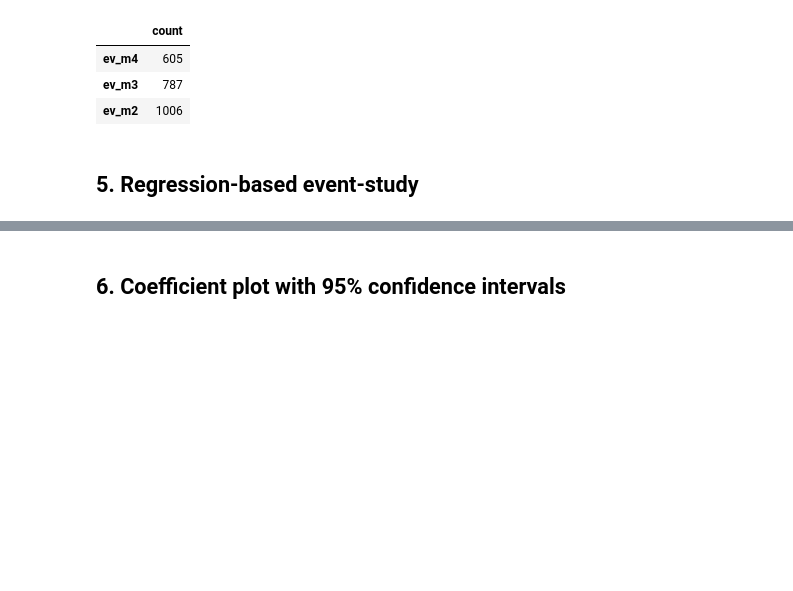
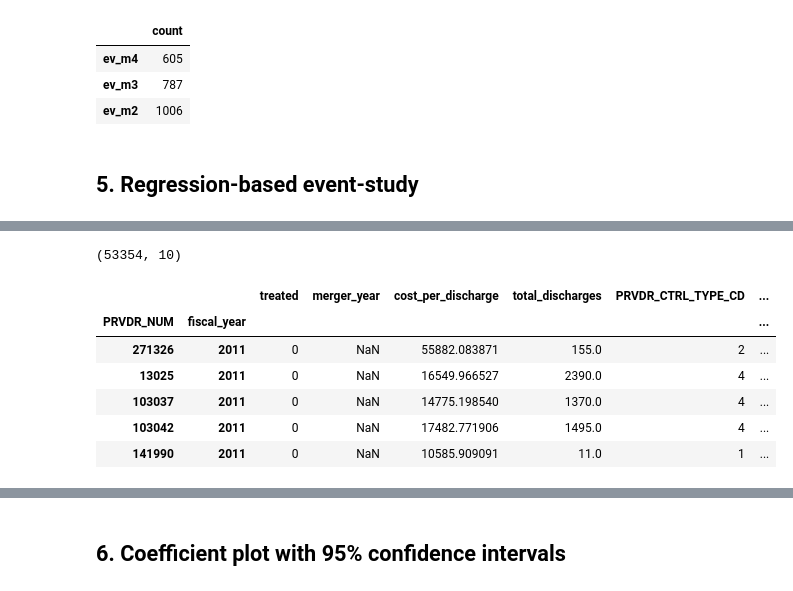
Before and after one commit to FarnooshMemari/IDS_701_final_project, a Jupyter notebook: 03_main_analysis/01_parallel_trend_check.ipynb, the cells around one changed output, grey strips where cells are left out. Saved outputs shown, nothing was run; the diff lists cells and outputs as text; code cells hidden in the pictures; blank space fills up the shorter version.

```diff
--- a/03_main_analysis/01_parallel_trend_check.ipynb
+++ b/03_main_analysis/01_parallel_trend_check.ipynb
@@ -178,0 +164,14 @@ display(full_res.params[pre_event_cols].to_frame("estimate"))
+# %%
+# 1. Prepare data (PanelOLS needs a MultiIndex of [Entity, Time])
+df_panel = df.set_index(["PRVDR_NUM", "fiscal_year"])
+print(df_panel.shape)
+df_panel.head()
+# %% [output]
+(53354, 10)
+|  |  | treated | merger_year | cost_per_discharge | total_discharges | PRVDR_CTRL_TYPE_CD | ... |
+| PRVDR_NUM | fiscal_year |  |  |  |  |  | ... |
+| 271326 | 2011 | 0 | NaN | 55882.083871 | 155.0 | 2 | ... |
+| 13025 | 2011 | 0 | NaN | 16549.966527 | 2390.0 | 4 | ... |
+| 103037 | 2011 | 0 | NaN | 14775.198540 | 1370.0 | 4 | ... |
+| 103042 | 2011 | 0 | NaN | 17482.771906 | 1495.0 | 4 | ... |
+| 141990 | 2011 | 0 | NaN | 10585.909091 | 11.0 | 1 | ... |
```
Also changed, not shown: parts of 12 cells of this notebook, 9 other files.
